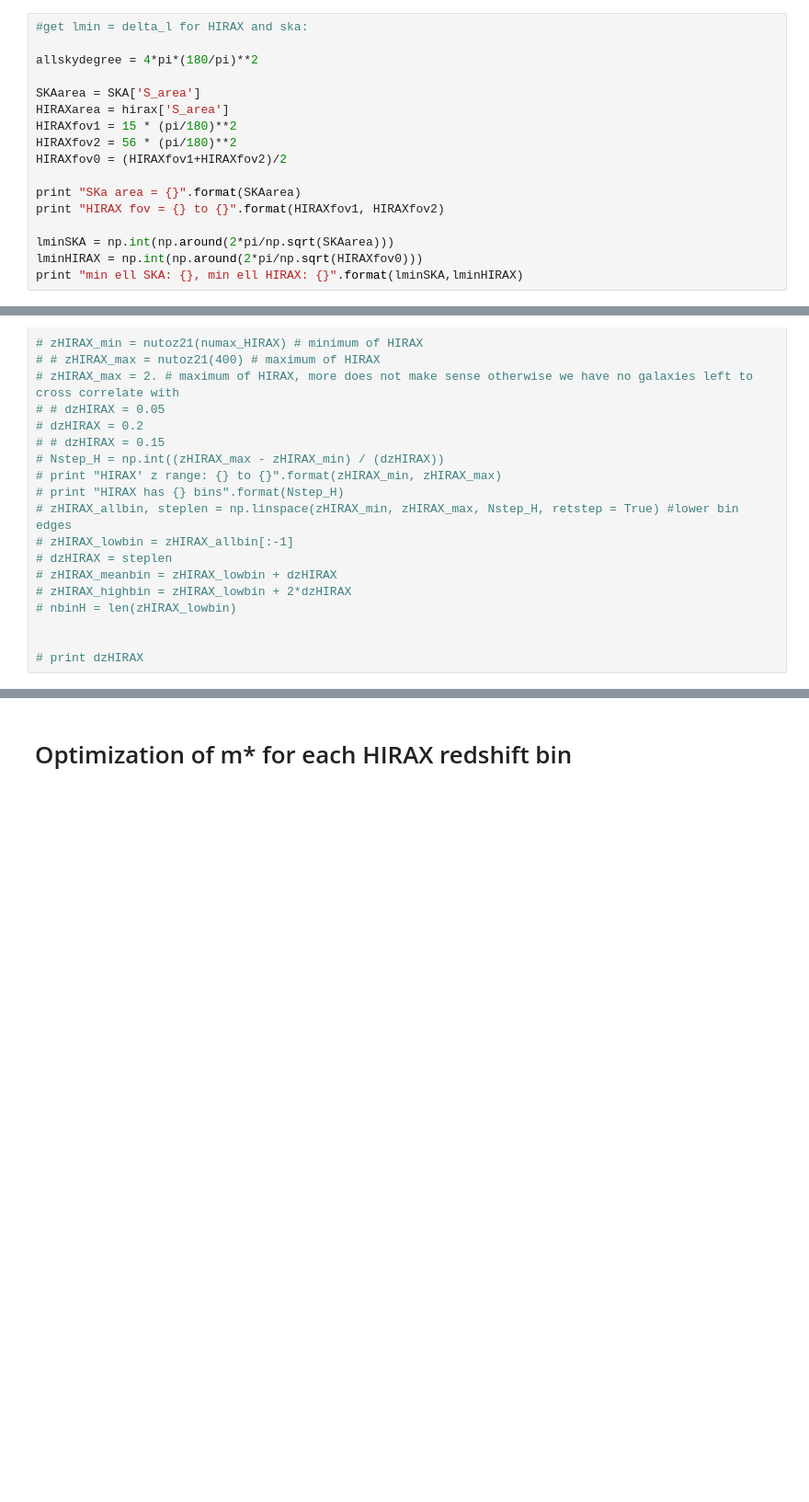
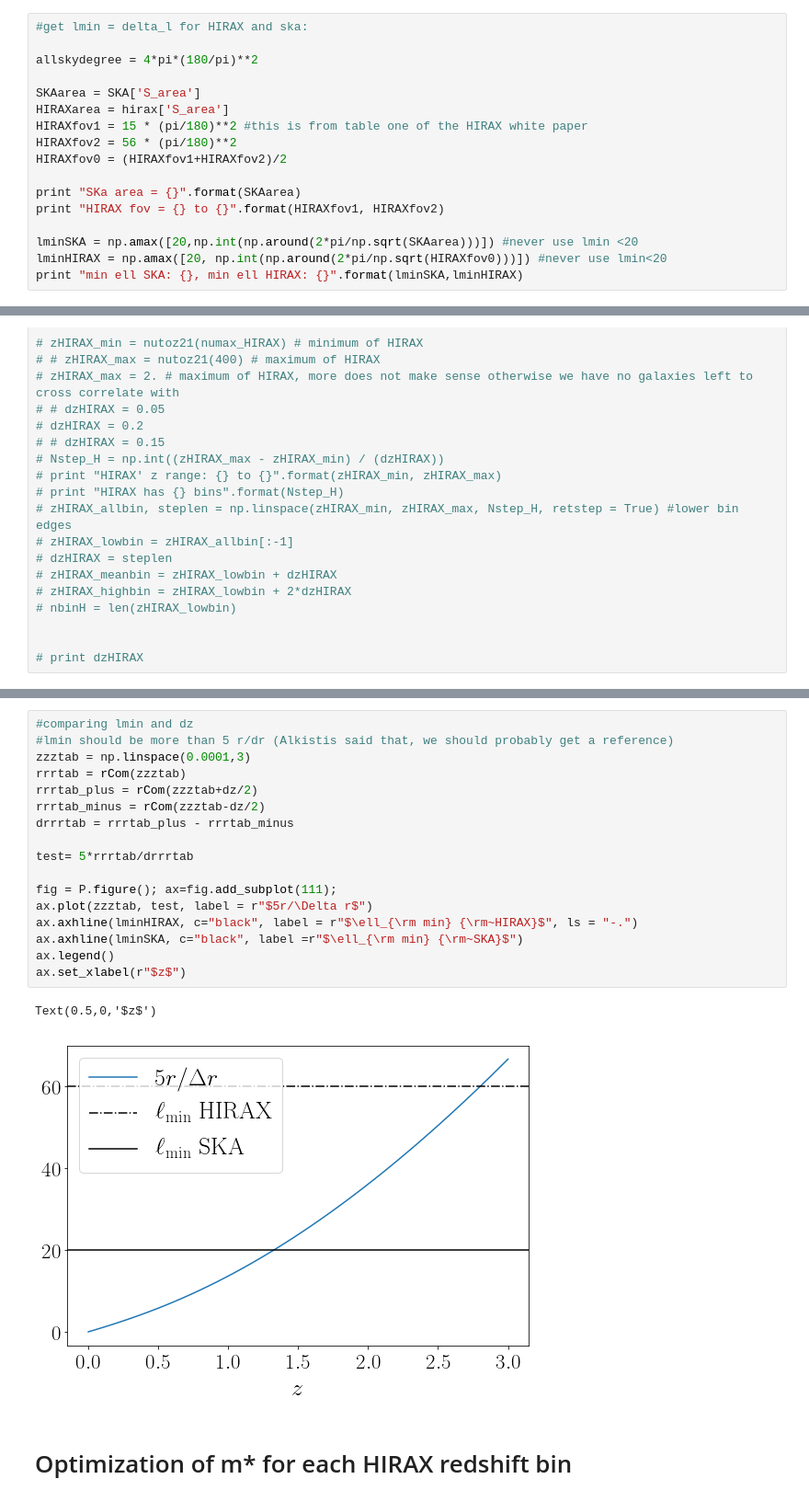
Before and after one commit to amadeuswi/MagBias, a Jupyter notebook: S2N.ipynb, the cells around one changed output, grey strips where cells are left out. Shown at 92% size. Cells and saved outputs as stored; diff of their text form; blank space fills up the shorter version.

```diff
--- a/S2N.ipynb
+++ b/S2N.ipynb
@@ -45,15 +41,15 @@ allskydegree = 4*pi*(180/pi)**2
 
 SKAarea = SKA['S_area']
 HIRAXarea = hirax['S_area']
-HIRAXfov1 = 15 * (pi/180)**2
+HIRAXfov1 = 15 * (pi/180)**2 #this is from table one of the HIRAX white paper
 HIRAXfov2 = 56 * (pi/180)**2
 HIRAXfov0 = (HIRAXfov1+HIRAXfov2)/2
 
 print "SKa area = {}".format(SKAarea)
 print "HIRAX fov = {} to {}".format(HIRAXfov1, HIRAXfov2)
 
-lminSKA = np.int(np.around(2*pi/np.sqrt(SKAarea)))
-lminHIRAX = np.int(np.around(2*pi/np.sqrt(HIRAXfov0)))
+lminSKA = np.amax([20,np.int(np.around(2*pi/np.sqrt(SKAarea)))]) #never use lmin <20
+lminHIRAX = np.amax([20, np.int(np.around(2*pi/np.sqrt(HIRAXfov0)))]) #never use lmin<20
 print "min ell SKA: {}, min ell HIRAX: {}".format(lminSKA,lminHIRAX)
 # %% [output]
 SKa area = 5.15
@@ -372,6 +368,26 @@ print nbinH
 [1.2755075 1.7755075 2.2755075] high
 [1.0255075 1.5255075 2.0255075] mean
 3
+# %%
+#comparing lmin and dz
+#lmin should be more than 5 r/dr (Alkistis said that, we should probably get a reference)
+zzztab = np.linspace(0.0001,3)
+rrrtab = rCom(zzztab)
+rrrtab_plus = rCom(zzztab+dz/2)
+rrrtab_minus = rCom(zzztab-dz/2)
+drrrtab = rrrtab_plus - rrrtab_minus
+
+test= 5*rrrtab/drrrtab
+
+fig = P.figure(); ax=fig.add_subplot(111);
+ax.plot(zzztab, test, label = r"$5r/\Delta r$")
+ax.axhline(lminHIRAX, c="black", label = r"$\ell_{\rm min} {\rm~HIRAX}$", ls = "-.")
+ax.axhline(lminSKA, c="black", label =r"$\ell_{\rm min} {\rm~SKA}$")
+ax.legend()
+ax.set_xlabel(r"$z$")
+# %% [output]
+Text(0.5,0,'$z$')
+[figure, added]
 # %% [markdown]
 # Optimization of m* for each HIRAX redshift bin
 # %%
```
Also changed, not shown: parts of 28 cells of this notebook, 3 other files.
